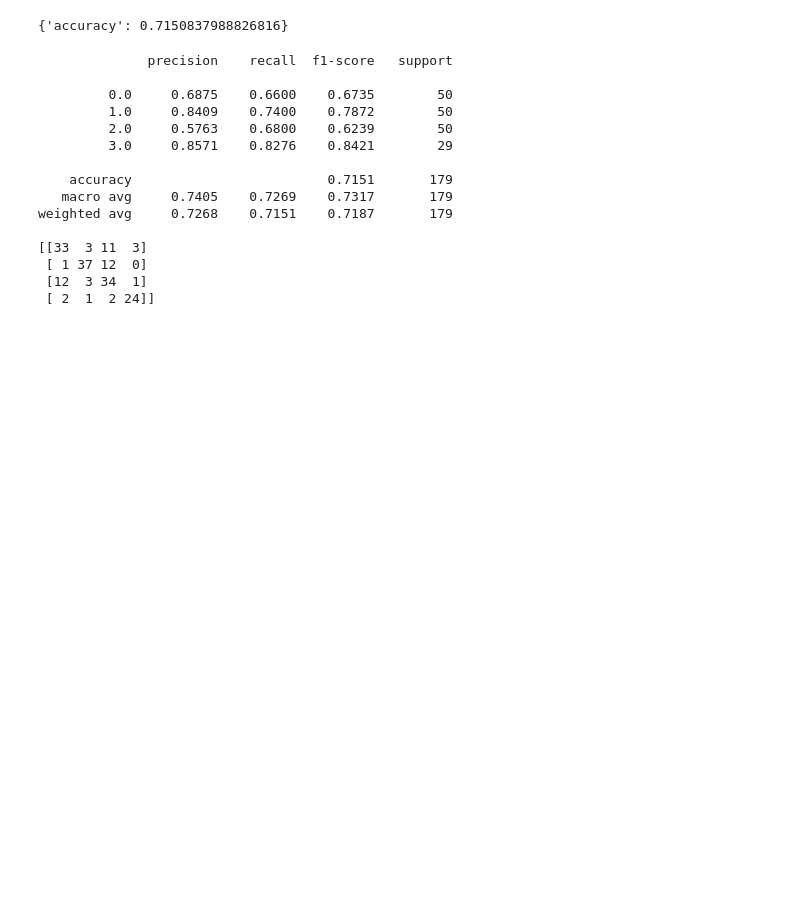
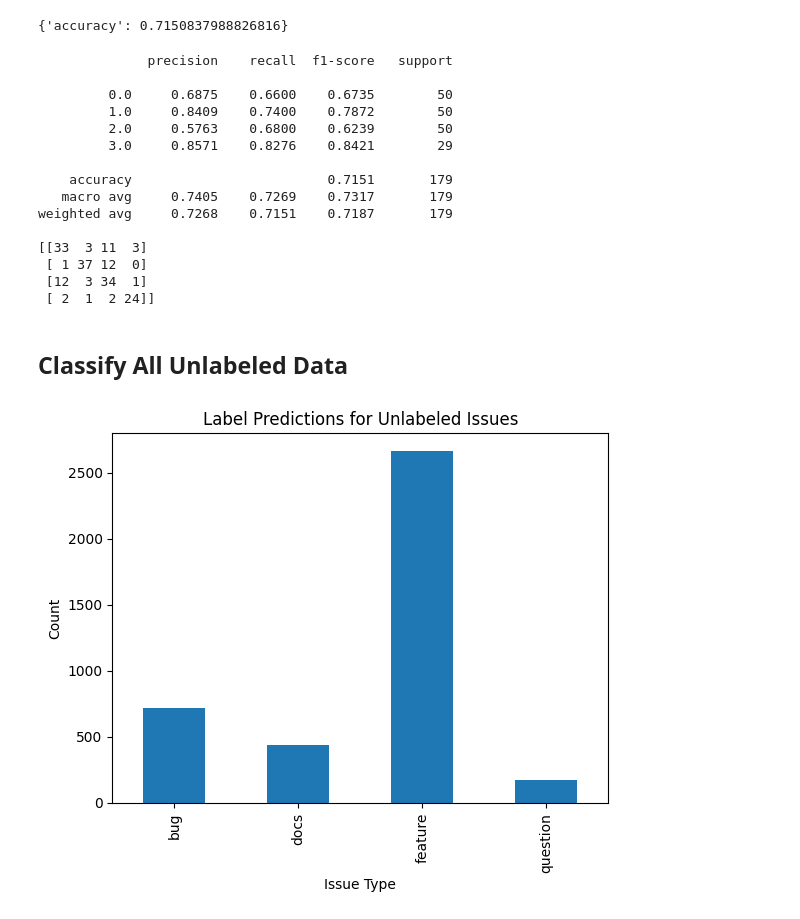
Before and after one commit to danielchang0012/NASA-CFS-Issue-Classifier, a Jupyter notebook: SETFIT.ipynb, the cells around one changed output. Drawn from its saved outputs; the diff is of its cells as text; code cells hidden in the pictures; blank space fills up the shorter version.

Commit message:
Add plots

```diff
--- a/SETFIT.ipynb
+++ b/SETFIT.ipynb
@@ -20,5 +26,5 @@ torch.cuda.manual_seed_all(seed)
 df = pd.read_csv('./data_unlabeled/all_unlabeled.csv')
 labeled_df = pd.read_csv('./data_labeled/all_labeled.csv')
 
-test_set = Dataset.from_pandas(df)
+unlabeled_set = Dataset.from_pandas(df)
 labeled_test_set = Dataset.from_pandas(labeled_df)
@@ -118,6 +155,8 @@ metrics
 {'accuracy': 0.7150837988826816}
 # %%
 trainer.model._save_pretrained('model')
+# %%
+model = SetFitModel.from_pretrained('model')
 # %%
 y_pred = model.predict(test_set['text'])
 
@@ -139,3 +178,26 @@ weighted avg     0.7268    0.7151    0.7187       179
  [ 1 37 12  0]
  [12  3 34  1]
  [ 2  1  2 24]]
+# %% [markdown]
+## Classify All Unlabeled Data
+# %%
+y_pred = model.predict(unlabeled_set['text'])
+# %%
+label_map = {
+    0:'bug',
+    1:'docs',
+    2:'feature',
+    3:'question'
+}
+
+pred = pd.Categorical([label_map[x] for x in y_pred.numpy()])
+
+#pred = pd.DataFrame(y_pred.numpy())
+
+pred.value_counts().plot(kind='bar')
+plt.title('Label Predictions for Unlabeled Issues')
+plt.xlabel('Issue Type')
+plt.ylabel('Count')
+plt.show()
+# %% [output]
+[figure, added]
```
Also changed, not shown: parts of 12 cells of this notebook.
